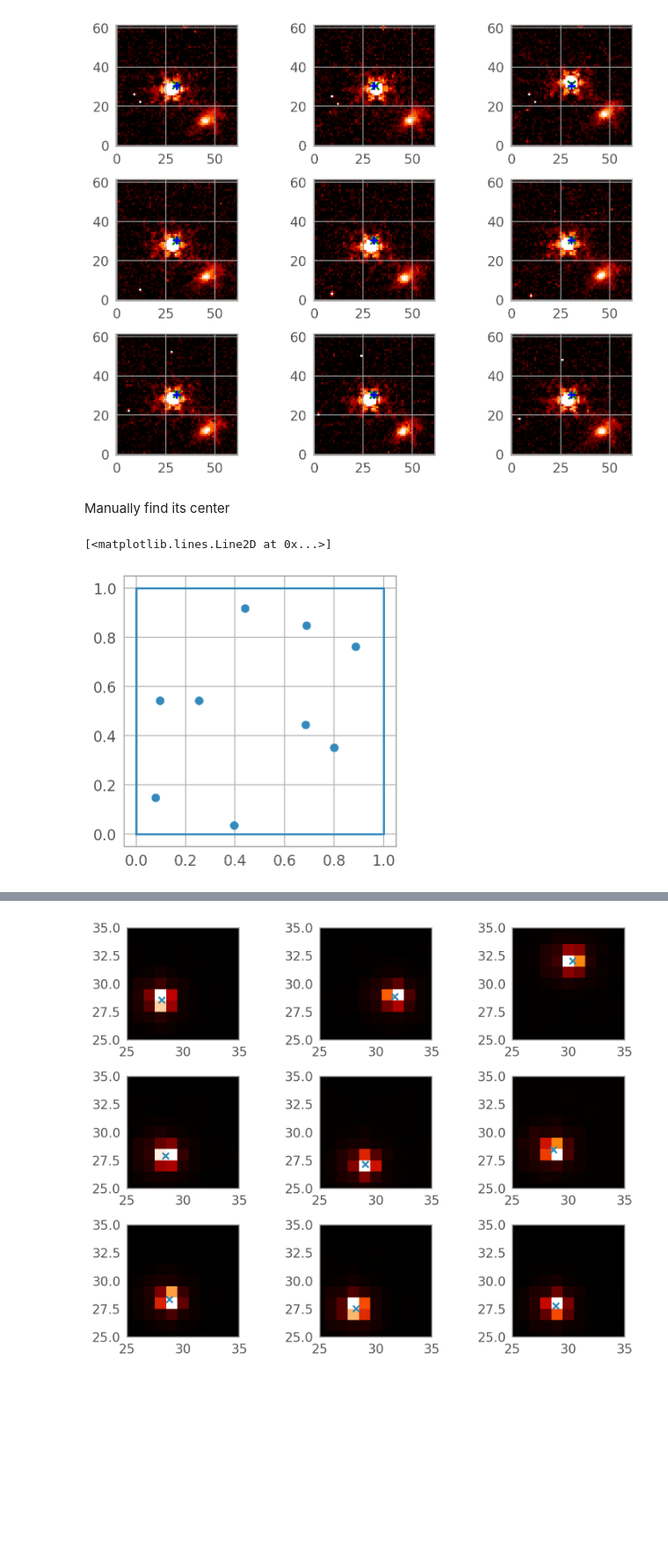
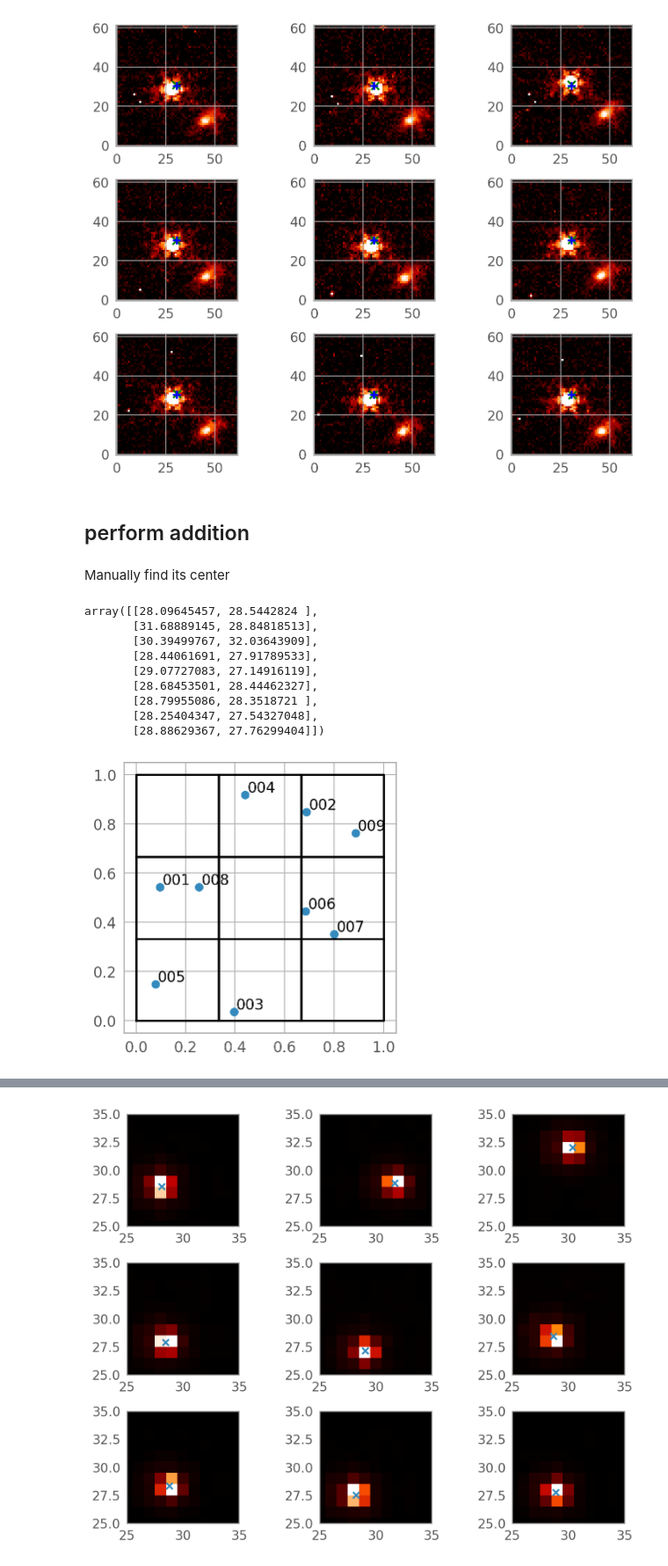
Before and after one commit to Chisen-Lupus/proper-dither, a Jupyter notebook: demo.ipynb, the cells around one changed output, grey strips where cells are left out. Shown at 88% size. Saved outputs shown, nothing was run; the diff lists cells and outputs as text; code cells hidden in the pictures; blank space fills up the shorter version.

```diff
--- a/demo.ipynb
+++ b/demo.ipynb
@@ -300,6 +300,8 @@ WARNING: FITSFixedWarning: 'obsfix' made the change 'Set OBSGEO-L to  -102.65808
 Set OBSGEO-B to   -21.958836 from OBSGEO-[XYZ].
 Set OBSGEO-H to 1540420345.737 from OBSGEO-[XYZ]'. [astropy.wcs.wcs]
 [figure]
+# %% [markdown]
+## perform addition
 # %% [markdown]
 Manually find its center
 # %%
@@ -316,12 +318,31 @@ for i in range(9):
     y = source['ycentroid']
     centroids.append([x, y])
 centroids = np.array(centroids)
+
+centroids
+# %% [output]
+array([[28.09645457, 28.5442824 ],
+       [31.68889145, 28.84818513],
+       [30.39499767, 32.03643909],
+       [28.44061691, 27.91789533],
+       [29.07727083, 27.14916119],
+       [28.68453501, 28.44462327],
+       [28.79955086, 28.3518721 ],
+       [28.25404347, 27.54327048],
+       [28.88629367, 27.76299404]])
-# %%
-centroid_floor = centroids-np.floor(centroids)
-
-plt.figure(figsize=[4, 4])
-plt.scatter(*centroid_floor.T)
-plt.plot([0, 1, 1, 0, 0], [0, 0, 1, 1, 0])
-# %% [output]
-[<matplotlib.lines.Line2D at 0x...>]
-[figure, removed]
+# %%
+centroid_floor = centroids-np.floor(centroids)
+
+plt.figure(figsize=[4, 4])
+plt.scatter(*centroid_floor.T)
+for i in range(9):
+    plt.text(centroid_floor[i, 0]+0.01, centroid_floor[i, 1]+0.01, cutout_paths[i][47:50])
+plt.plot([0, 1, 1, 0, 0], [0, 0, 1, 1, 0], c='k')
+plt.plot([0, 1], [1/3, 1/3], c='k')
+plt.plot([0, 1], [2/3, 2/3], c='k')
+plt.plot([1/3, 1/3], [0, 1], c='k')
+plt.plot([2/3, 2/3], [0, 1], c='k')
+
+manual_shift = np.array([[0, 1], [1, 2], [1, 0], [0, 2], [0, 0], [2, 1], [2, 0], [1, 1], [2, 2]])
+# %% [output]
+[figure, added]
```
Also changed, not shown: parts of 16 cells of this notebook.
